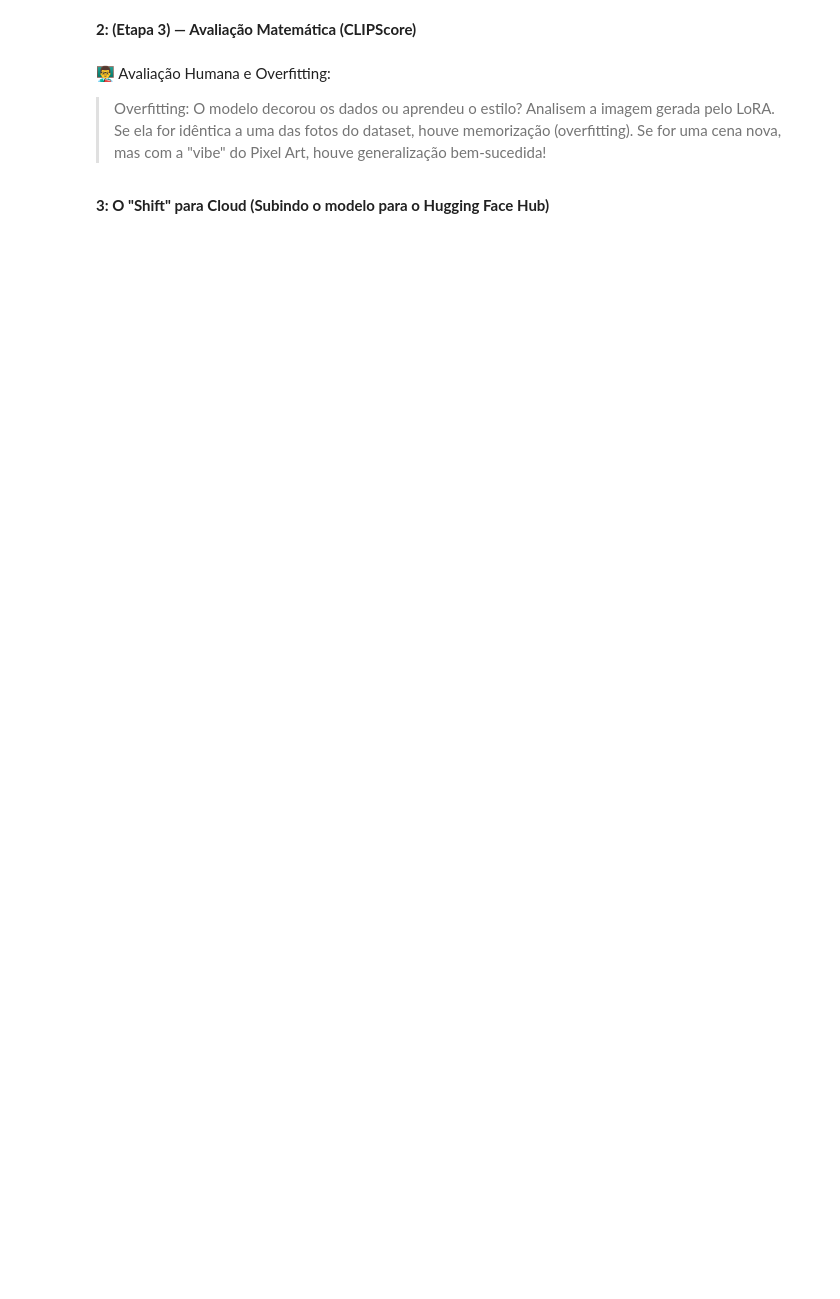
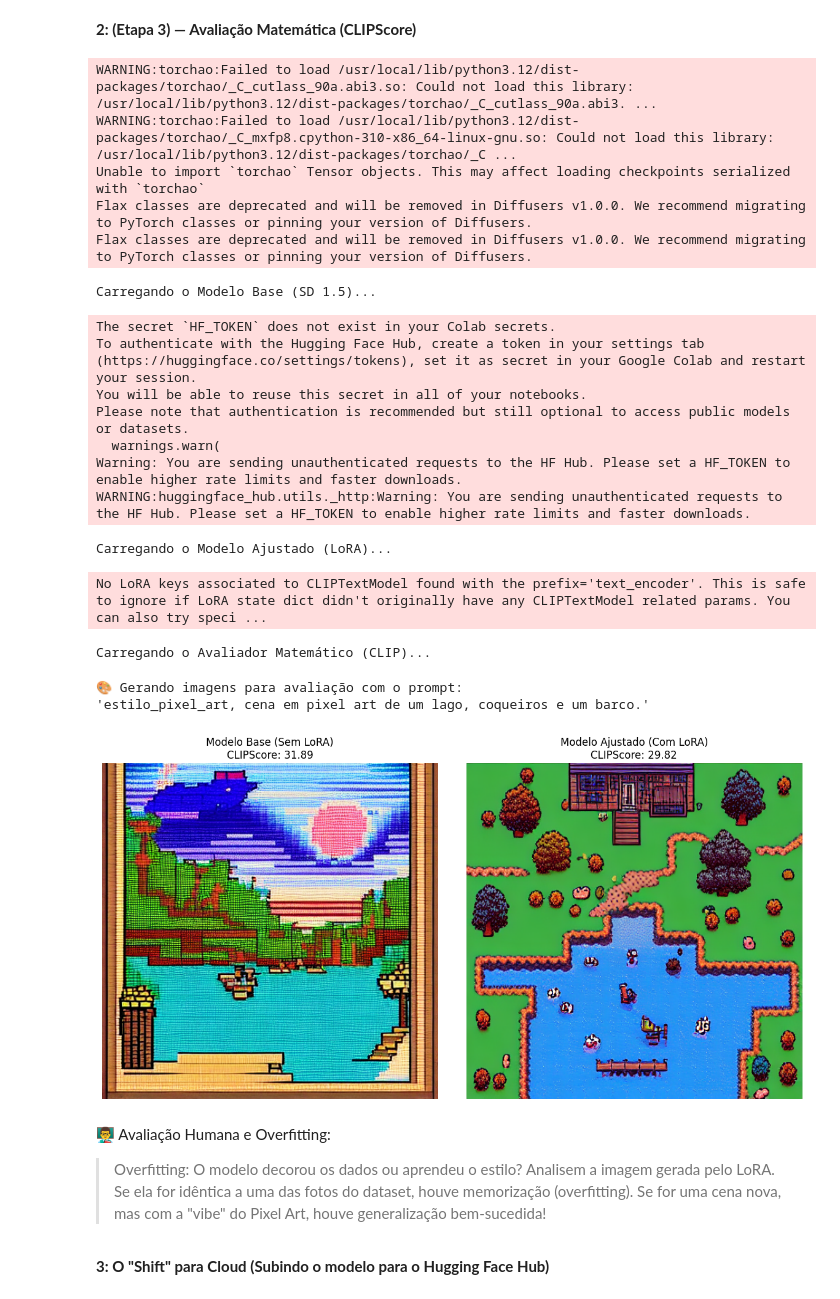
Before and after one commit to Thiagofariasl/atelie-generativo-estilo-pixel-art, a Jupyter notebook: notebooks/03_notebook_avaliacao_deploy_multimodal.ipynb, the cells around one changed output. Cells and saved outputs as stored; diff of their text form; code cells hidden in the pictures; blank space fills up the shorter version.

Commit message:
Atualização notebook_avaliacao_deploy_multimodal
Atualização do 03_notebook_avaliacao_deploy_multimodal.ipynb

```diff
--- a/notebooks/03_notebook_avaliacao_deploy_multimodal.ipynb
+++ b/notebooks/03_notebook_avaliacao_deploy_multimodal.ipynb
@@ -14,58 +28,88 @@ print("✅ Ambiente preparado com sucesso!")
 # Célula 2: Cálculo do CLIPScore e Teste A/B Visual
 import torch
 import matplotlib.pyplot as plt
+import torch.nn.functional as F
 from diffusers import StableDiffusionPipeline
-from torchmetrics.multimodal.clip_score import CLIPScore
-from torchvision.transforms import functional as F
+from transformers import CLIPProcessor, CLIPModel
 
 device = "cuda" if torch.cuda.is_available() else "cpu"
 
-# 1. Carrega o Modelo Base (SD 1.5)
-print("Carregando o Modelo Base...")
+# 1. Carregamento dos Modelos de Difusão (Base e LoRA)
+print("Carregando o Modelo Base (SD 1.5)...")
 pipe_base = StableDiffusionPipeline.from_pretrained("runwayml/stable-diffusion-v1-5", torch_dtype=torch.float16).to(device)
 
-# 2. Carrega uma cópia e injeta o LoRA treinado
-print("Carregando os pesos do LoRA...")
+print("Carregando o Modelo Ajustado (LoRA)...")
 pipe_lora = StableDiffusionPipeline.from_pretrained("runwayml/stable-diffusion-v1-5", torch_dtype=torch.float16).to(device)
-
-# ATENÇÃO: Ajuste o caminho se a sua pasta no Drive conter outro nome!
 caminho_lora = "/content/drive/MyDrive/Atelie_Generativo_LoRA/PixelArt_Rank32"
 pipe_lora.load_lora_weights(caminho_lora)
 
-# 3. Inicializa o Avaliador CLIP
-clip_metric = CLIPScore(model_name_or_path="openai/clip-vit-base-patch16").to(device)
+# 2. Carregamento Explícito do Avaliador CLIP
+print("Carregando o Avaliador Matemático (CLIP)...")
+clip_id = "openai/clip-vit-base-patch16"
+processor = CLIPProcessor.from_pretrained(clip_id)
+clip_model = CLIPModel.from_pretrained(clip_id).to(device)
 
-# 4. Inferência Comparativa
-prompt_avaliacao = "estilo_pixel_art, plantação cercada com fileiras de milho maduro em terreno agrícola."
+# 3. Geração das Imagens (Teste A/B)
+prompt_avaliacao = "estilo_pixel_art, cena em pixel art de um lago, coqueiros e um barco."
 print(f"\n🎨 Gerando imagens para avaliação com o prompt:\n'{prompt_avaliacao}'\n")
 
-# Usa seed fixa para garantir que o ruído inicial seja o mesmo (justiça no teste A/B)
-gerador_seed = torch.manual_seed(42)
+gerador_seed = torch.manual_seed(42) # Seed fixa para o teste ser justo
 img_base = pipe_base(prompt_avaliacao, num_inference_steps=30, generator=gerador_seed).images[0]
 img_lora = pipe_lora(prompt_avaliacao, num_inference_steps=30, generator=gerador_seed).images[0]
 
-# 5. Cálculo do CLIPScore
-def calcular_clip(imagem, texto):
-    # Converte PIL Image para Tensor no formato que o torchmetrics exige
-    tensor_img = F.pil_to_tensor(imagem).unsqueeze(0).to(device)
-    score = clip_metric(tensor_img, texto)
-    return score.item()
+# 4. Implementação Matemática do CLIPScore (Similaridade de Cossenos)
+def calcular_clip_score_robusto(imagem, texto):
+    # Transforma a imagem e o texto em tensores compreensíveis pelo CLIP
+    inputs = processor(text=[texto], images=imagem, return_tensors="pt", padding=True)
+    inputs = {k: v.to(device) for k, v in inputs.items()} # Envia para a GPU
 
-score_base = calcular_clip(img_base, prompt_avaliacao)
-score_lora = calcular_clip(img_lora, prompt_avaliacao)
+    with torch.no_grad():
+        # Passa pelo modelo
+        outputs = clip_model(**inputs)
+        # Extrai os vetores matemáticos puros (Embeddings)
+        image_embeds = outputs.image_embeds
+        text_embeds = outputs.text_embeds
 
-# 6. Exibição do Relatório Visual
+    # Calcula a distância entre os vetores (Cosseno) e multiplica por 100 (Padrão da métrica)
+    cosine_sim = F.cosine_similarity(image_embeds, text_embeds)
+    return (cosine_sim.item() * 100)
+
+# Calculando...
+score_base = calcular_clip_score_robusto(img_base, prompt_avaliacao)
+score_lora = calcular_clip_score_robusto(img_lora, prompt_avaliacao)
+
+# 5. Exibição do Relatório Visual
 fig, axes = plt.subplots(1, 2, figsize=(12, 6))
 axes[0].imshow(img_base)
 axes[0].set_title(f"Modelo Base (Sem LoRA)\nCLIPScore: {score_base:.2f}")
 axes[0].axis("off")
 
 axes[1].imshow(img_lora)
 axes[1].set_title(f"Modelo Ajustado (Com LoRA)\nCLIPScore: {score_lora:.2f}")
 axes[1].axis("off")
 
 plt.tight_layout()
 plt.show()
+# %% [output]
+WARNING:torchao:Failed to load /usr/local/lib/python3.12/dist-packages/torchao/_C_cutlass_90a.abi3.so: Could not load this library: /usr/local/lib/python3.12/dist-packages/torchao/_C_cutlass_90a.abi3. ...
+WARNING:torchao:Failed to load /usr/local/lib/python3.12/dist-packages/torchao/_C_mxfp8.cpython-310-x86_64-linux-gnu.so: Could not load this library: /usr/local/lib/python3.12/dist-packages/torchao/_C ...
+Unable to import `torchao` Tensor objects. This may affect loading checkpoints serialized with `torchao`
+Flax classes are deprecated and will be removed in Diffusers v1.0.0. We recommend migrating to PyTorch classes or pinning your version of Diffusers.
+Flax classes are deprecated and will be removed in Diffusers v1.0.0. We recommend migrating to PyTorch classes or pinning your version of Diffusers.
+Carregando o Modelo Base (SD 1.5)...
+The secret `HF_TOKEN` does not exist in your Colab secrets.
+To authenticate with the Hugging Face Hub, create a token in your settings tab (https://huggingface.co/settings/tokens), set it as secret in your Google Colab and restart your session.
+You will be able to reuse this secret in all of your notebooks.
+Please note that authentication is recommended but still optional to access public models or datasets.
+  warnings.warn(
+Warning: You are sending unauthenticated requests to the HF Hub. Please set a HF_TOKEN to enable higher rate limits and faster downloads.
+WARNING:huggingface_hub.utils._http:Warning: You are sending unauthenticated requests to the HF Hub. Please set a HF_TOKEN to enable higher rate limits and faster downloads.
+Carregando o Modelo Ajustado (LoRA)...
+No LoRA keys associated to CLIPTextModel found with the prefix='text_encoder'. This is safe to ignore if LoRA state dict didn't originally have any CLIPTextModel related params. You can also try speci ...
+Carregando o Avaliador Matemático (CLIP)...
+🎨 Gerando imagens para avaliação com o prompt:
+'estilo_pixel_art, cena em pixel art de um lago, coqueiros e um barco.'
+[figure, added]
 # %% [markdown]
 👨‍🏫 Avaliação Humana e Overfitting:
 > Overfitting: O modelo decorou os dados ou aprendeu o estilo? Analisem a imagem gerada pelo LoRA. Se ela for idêntica a uma das fotos do dataset, houve memorização (overfitting). Se for uma cena nova, mas com a "vibe" do Pixel Art, houve generalização bem-sucedida!
```
Also changed, not shown: parts of 4 cells of this notebook.
